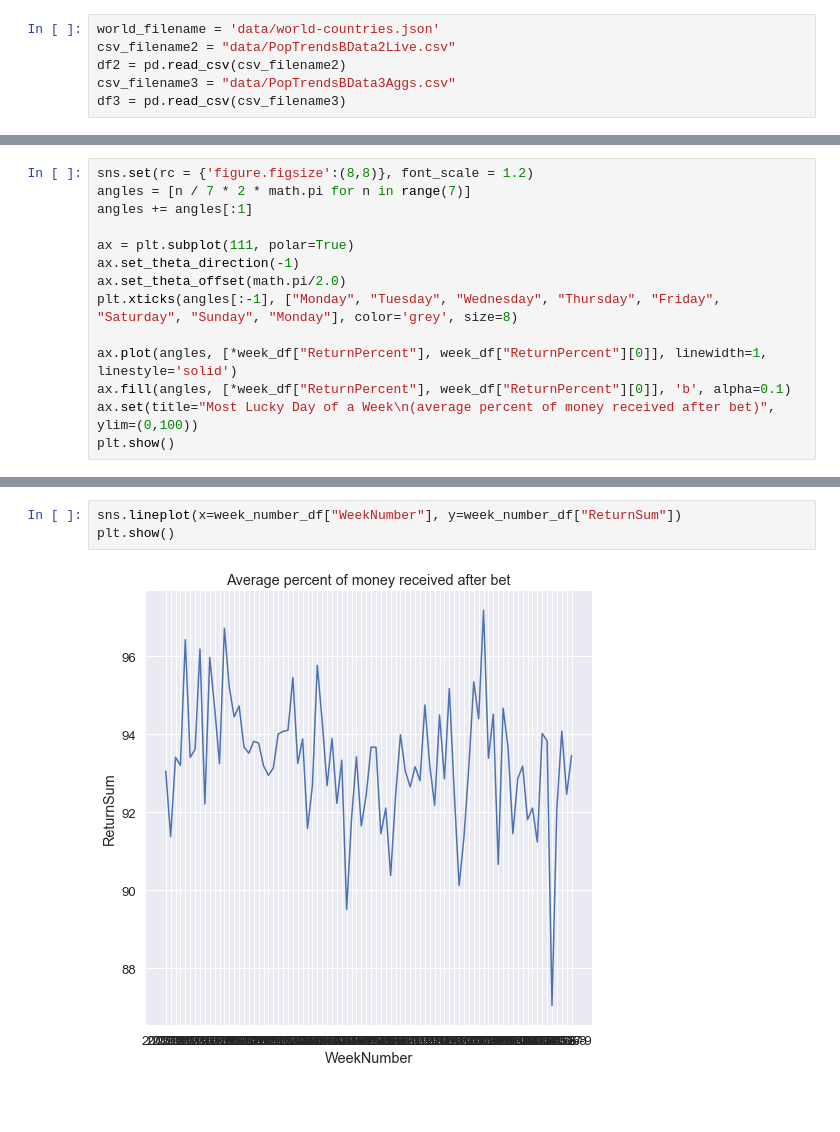
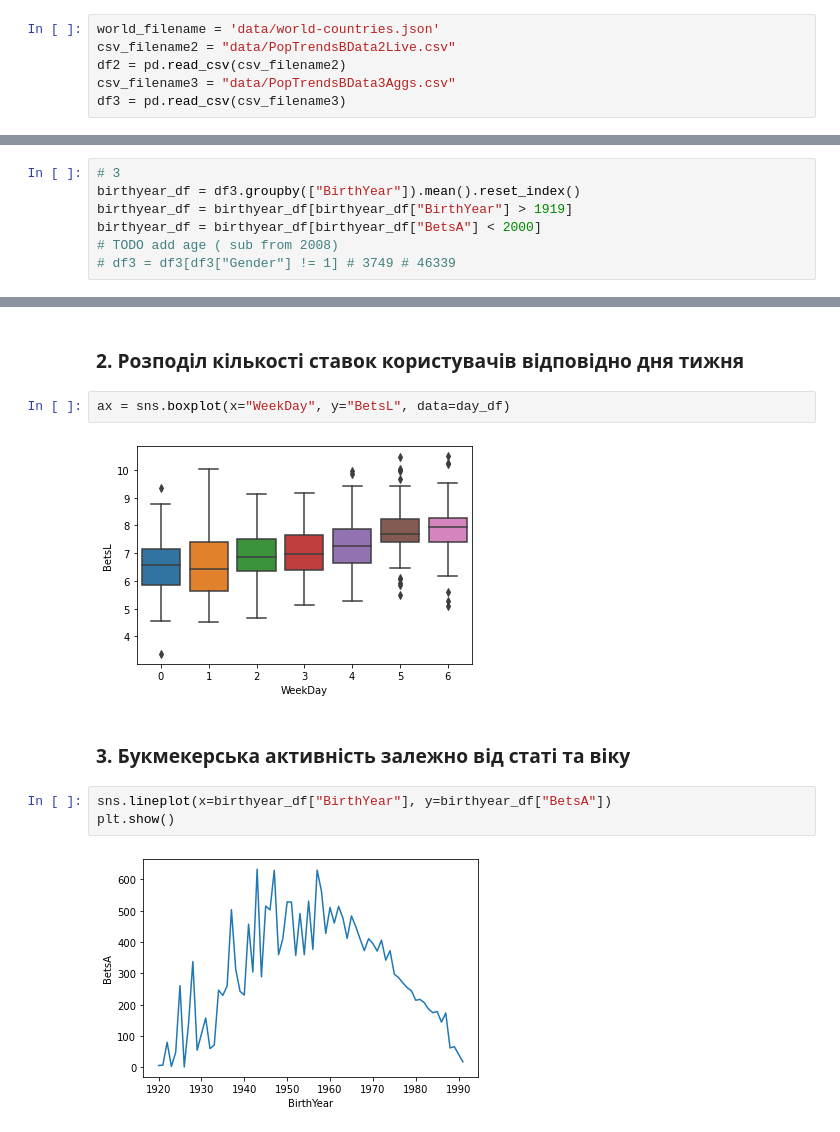
Before and after one commit to MarianDubei/visualization_project, a Jupyter notebook: main.ipynb, the cells around one changed output, grey strips where cells are left out. Drawn from its saved outputs; the diff is of its cells as text; blank space fills up the shorter version.

Commit message:
add new visualizations

```diff
--- a/main.ipynb
+++ b/main.ipynb
@@ -67,14 +37,0 @@ world_map_1
-# %%
-sns.set(rc = {'figure.figsize':(8,8)}, font_scale = 1.2)
-angles = [n / 7 * 2 * math.pi for n in range(7)]
-angles += angles[:1]
-
-ax = plt.subplot(111, polar=True)
-ax.set_theta_direction(-1)
-ax.set_theta_offset(math.pi/2.0)
-plt.xticks(angles[:-1], ["Monday", "Tuesday", "Wednesday", "Thursday", "Friday", "Saturday", "Sunday", "Monday"], color='grey', size=8)
-
-ax.plot(angles, [*week_df["ReturnPercent"], week_df["ReturnPercent"][0]], linewidth=1, linestyle='solid')
-ax.fill(angles, [*week_df["ReturnPercent"], week_df["ReturnPercent"][0]], 'b', alpha=0.1)
-ax.set(title="Most Lucky Day of a Week\n(average percent of money received after bet)", ylim=(0,100))
-plt.show()
@@ -84,0 +38,7 @@ plt.show()
+# %%
+# 3
+birthyear_df = df3.groupby(["BirthYear"]).mean().reset_index()
+birthyear_df = birthyear_df[birthyear_df["BirthYear"] > 1919]
+birthyear_df = birthyear_df[birthyear_df["BetsA"] < 2000]
+# TODO add age ( sub from 2008)
+# df3 = df3[df3["Gender"] != 1] # 3749 # 46339
@@ -85,5 +54,13 @@ plt.show()
+# %% [markdown]
+### 2. Розподіл кількості ставок користувачів відповідно дня тижня
+# %%
+ax = sns.boxplot(x="WeekDay", y="BetsL", data=day_df)
+# %% [output]
+[figure, added]
+# %% [markdown]
+### 3. Букмекерська активність залежно від статі та віку
 # %%
-sns.lineplot(x=week_number_df["WeekNumber"], y=week_number_df["ReturnSum"])
+sns.lineplot(x=birthyear_df["BirthYear"], y=birthyear_df["BetsA"])
 plt.show()
 # %% [output]
-[figure, old version]
+[figure, new version]
```
Also changed, not shown: parts of 11 cells of this notebook, 1 other file.
